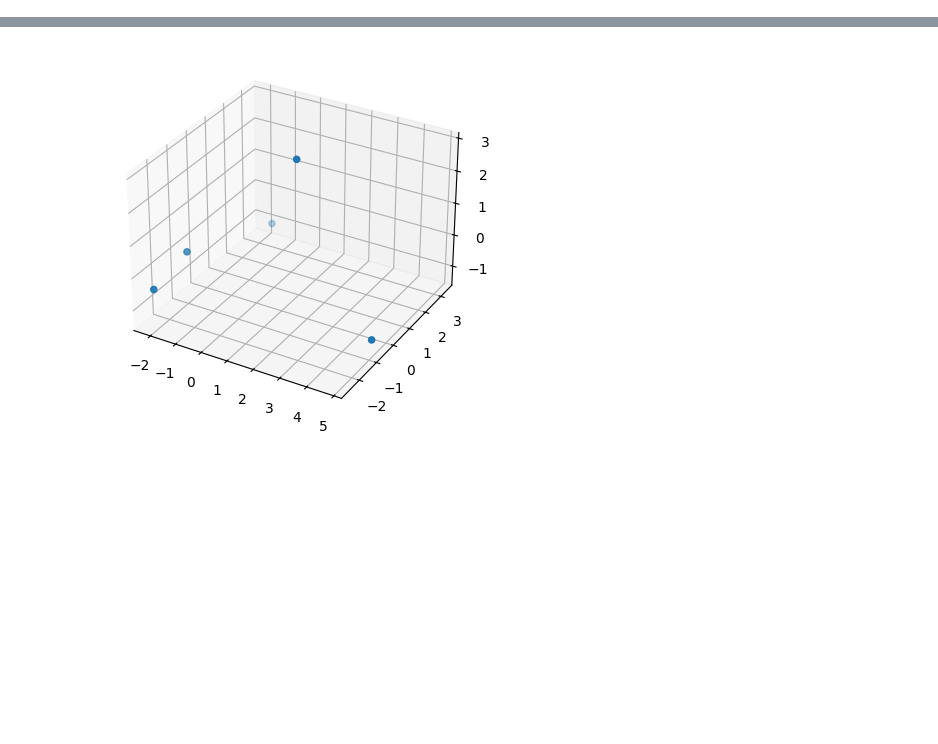
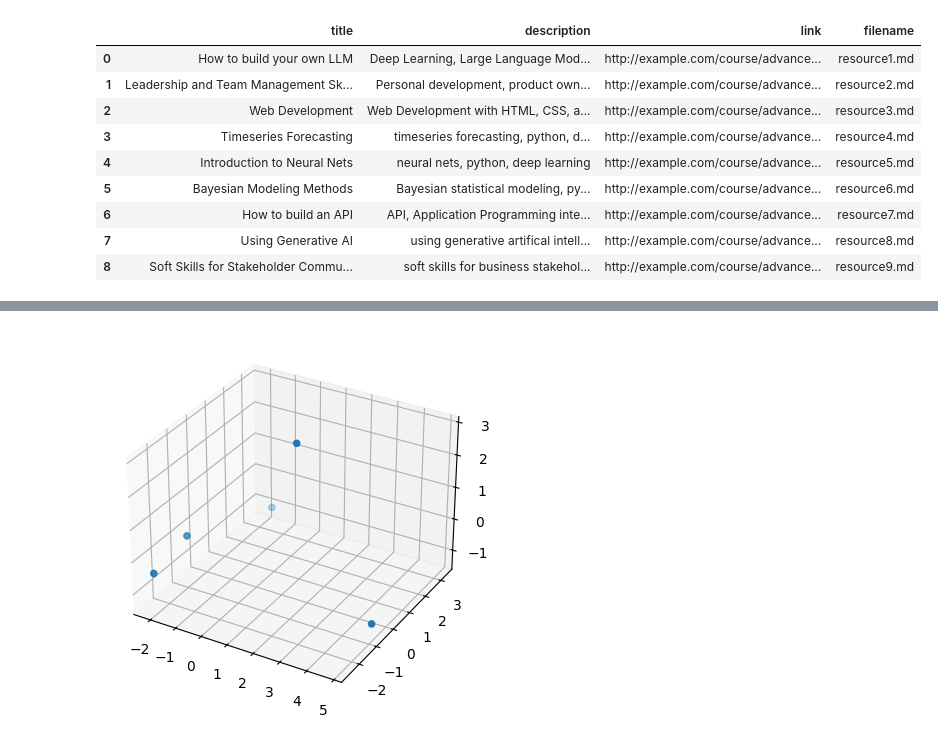
Before and after one commit to Abbaan/vigilant-development, a Jupyter notebook: notebooks/test.ipynb, the cells around one changed output, grey strips where cells are left out. Cells and saved outputs as stored; diff of their text form; code cells hidden in the pictures; blank space fills up the shorter version.

```diff
--- a/notebooks/test.ipynb
+++ b/notebooks/test.ipynb
@@ -7,3 +15,16 @@ from vigilant_dev.workflow import process_courses
+# %%
+output_df
+# %% [output]
+|  | title | description | link | filename |
+| 0 | How to build your own LLM | Deep Learning, Large Language Mod... | http://example.com/course/advance... | resource1.md |
+| 1 | Leadership and Team Management Sk... | Personal development, product own... | http://example.com/course/advance... | resource2.md |
+| 2 | Web Development | Web Development with HTML, CSS, a... | http://example.com/course/advance... | resource3.md |
+| 3 | Timeseries Forecasting | timeseries forecasting, python, d... | http://example.com/course/advance... | resource4.md |
+| 4 | Introduction to Neural Nets | neural nets, python, deep learning | http://example.com/course/advance... | resource5.md |
+| 5 | Bayesian Modeling Methods | Bayesian statistical modeling, py... | http://example.com/course/advance... | resource6.md |
+| 6 | How to build an API | API, Application Programming inte... | http://example.com/course/advance... | resource7.md |
+| 7 | Using Generative AI | using generative artifical intell... | http://example.com/course/advance... | resource8.md |
+| 8 | Soft Skills for Stakeholder Commu... | soft skills for business stakehol... | http://example.com/course/advance... | resource9.md |
 # %%
 df, mapping = process_courses('test_data.csv')
 # %%
```
Also changed, not shown: parts of 1 cell of this notebook, 25 other files.
